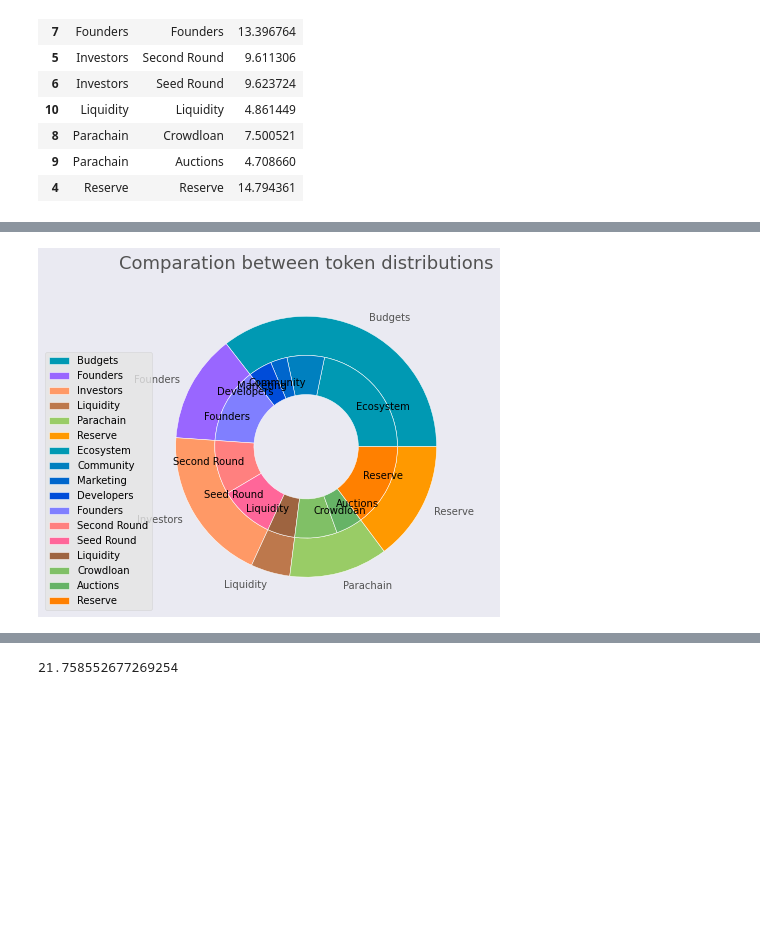
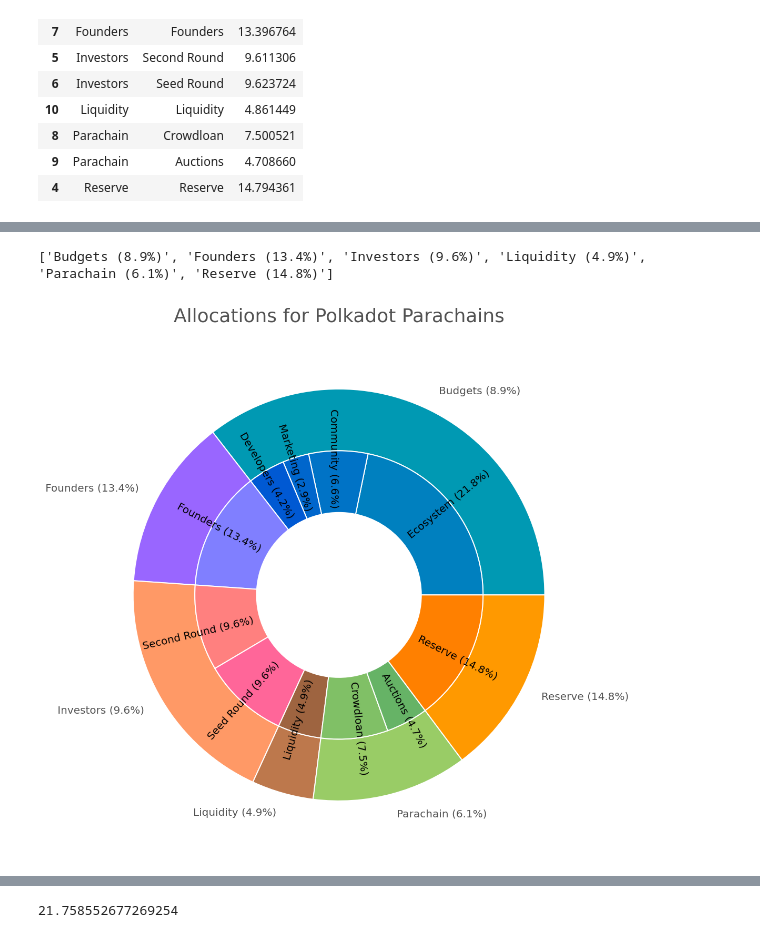
Before and after one commit to hashed-io/hashed-genesis-token-distribution-scraping, a Jupyter notebook: genesis_token.ipynb, the cells around one changed output, grey strips where cells are left out. Drawn from its saved outputs; the diff is of its cells as text; code cells hidden in the pictures; blank space fills up the shorter version.

Commit message:
update nested pie chart

```diff
--- a/genesis_token.ipynb
+++ b/genesis_token.ipynb
@@ -350,6 +350,7 @@ cats = categories['Category'].unique()
 subcats = []
 
 data = []
+data_kusama = []
 
 hashmap = {}
 
@@ -364,9 +365,15 @@ for cat in categories['Category'].unique():
       'mean': polkadot_subcat_mean[subcat],
     })
 
+    data_kusama.append({
+      'category': cat,
+      'subcategory': subcat,
+      'mean': kusama_subcat_mean[subcat],
+    })
+
 data_df = pd.DataFrame.from_records(data)
 data_df.sort_values(by=['category'], inplace=True)
-data_df
+data_df.head(20)
 # %% [output]
 |  | category | subcategory | mean |
 | 0 | Budgets | Ecosystem | 21.758553 |
@@ -387,46 +411,65 @@ facecolor = '#eaeaf2'
 font_color = '#525252'
 hfont = {'fontname':'Calibri'}
 labels = data_df['category'].unique()
+labels_with_percentage = []
+
+for label in labels:
+       labels_with_percentage.append(
+                 '{} ({:.1f}%)'.format(label, data_df[data_df['category'] == label]['mean'].mean())
+       )
+
+print(labels_with_percentage)
+
+sub_labels_with_percentage = []
 sub_labels = data_df['subcategory'].unique()
+for label in sub_labels:
+       sub_labels_with_percentage.append(
+                 '{} ({:.1f}%)'.format( label, data_df[data_df['subcategory'] == label]['mean'].mean())
+       )
+
+
 size = 0.3
 vals = data_df['mean']
 # Major category values = sum of minor category values
 group_sum = data_df.groupby('category')['mean'].sum()
 
-fig, ax = plt.subplots(figsize=(10,6), facecolor=facecolor)
+fig, ax = plt.subplots(figsize=(14,9),dpi=144)
 
 a,b,c,d,e, f = [plt.cm.winter, plt.cm.cool, plt.cm.spring, plt.cm.copper, plt.cm.summer, plt.cm.autumn]
 
 outer_colors = [a(.6), b(.6), c(.6), d(.6), e(.6), f(.6)]
 inner_colors = [
-       a(.6), a(0.5), a(.4), a(.3),
+       a(.5), a(0.45), a(.4), a(.35),
        b(.5),
        c(.5), c(0.4),
        d(.5),
        e(.5), e(.4),
        f(.5),
               ]
 
 
 ax.pie(group_sum,
        radius=1,
        colors=outer_colors,
-       labels=labels,
+       labels=labels_with_percentage,
        textprops={'color':font_color},
        wedgeprops=dict(width=size, edgecolor='w'))
 
 ax.pie(vals,
        radius=1-size, # size=0.3
-       labels=sub_labels,
+       labels=sub_labels_with_percentage,
+       rotatelabels=True,
+       labeldistance=0.6,
        colors=inner_colors,
-       labeldistance=0.7,
        wedgeprops=dict(width=size, edgecolor='w'))
 
-ax.set_title('Comparation between token distributions', fontsize=18, pad=15, color=font_color, **hfont)
+ax.set_title('Allocations for Polkadot Parachains',
+       fontsize=18, pad=15, color=font_color, **hfont)
 
-plt.legend(loc=(-0.3, 0))
+# plt.legend(loc=(1.1, .3))
 
 filename = 'token-distribution-nested-pie'
 plt.savefig(filename+'.png', facecolor=facecolor)
 # %% [output]
+['Budgets (8.9%)', 'Founders (13.4%)', 'Investors (9.6%)', 'Liquidity (4.9%)', 'Parachain (6.1%)', 'Reserve (14.8%)']
-[figure, old version]
+[figure, new version]
```
Also changed, not shown: parts of 17 cells of this notebook, 3 other files.
